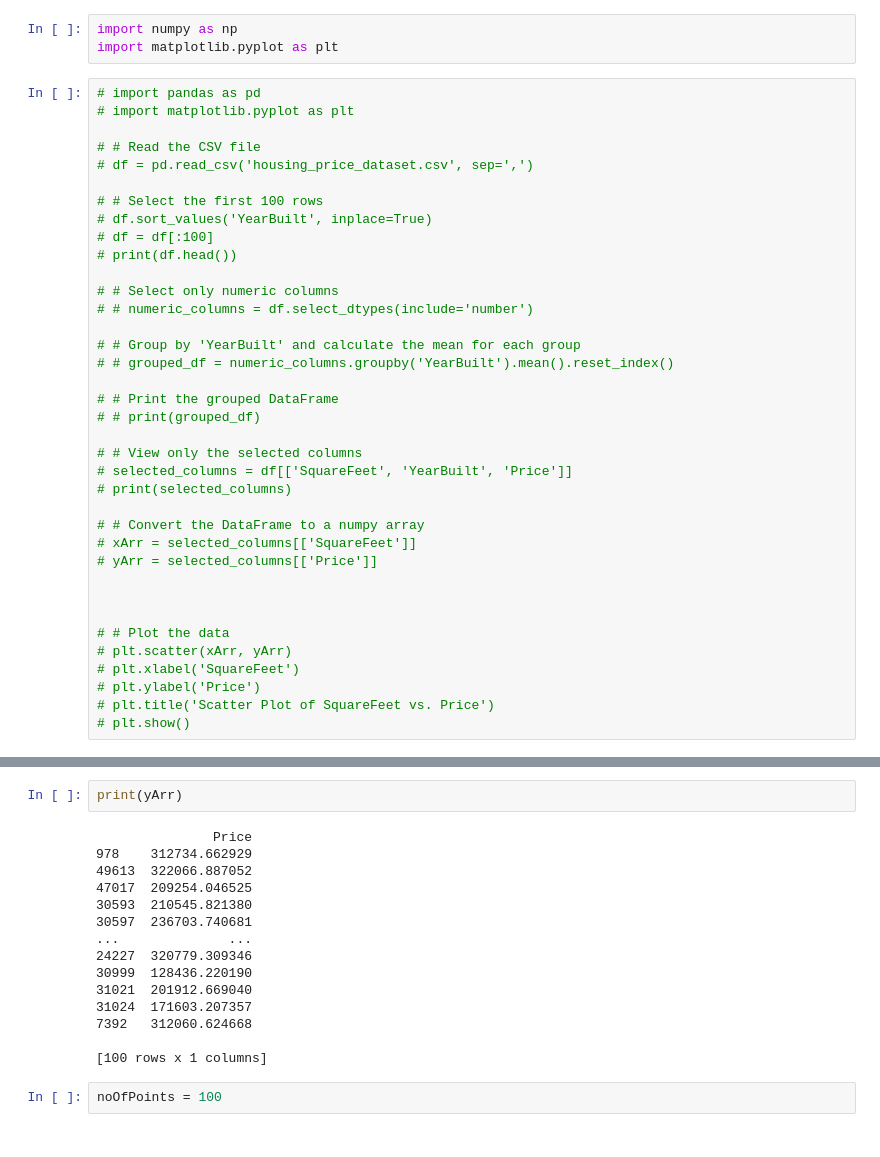
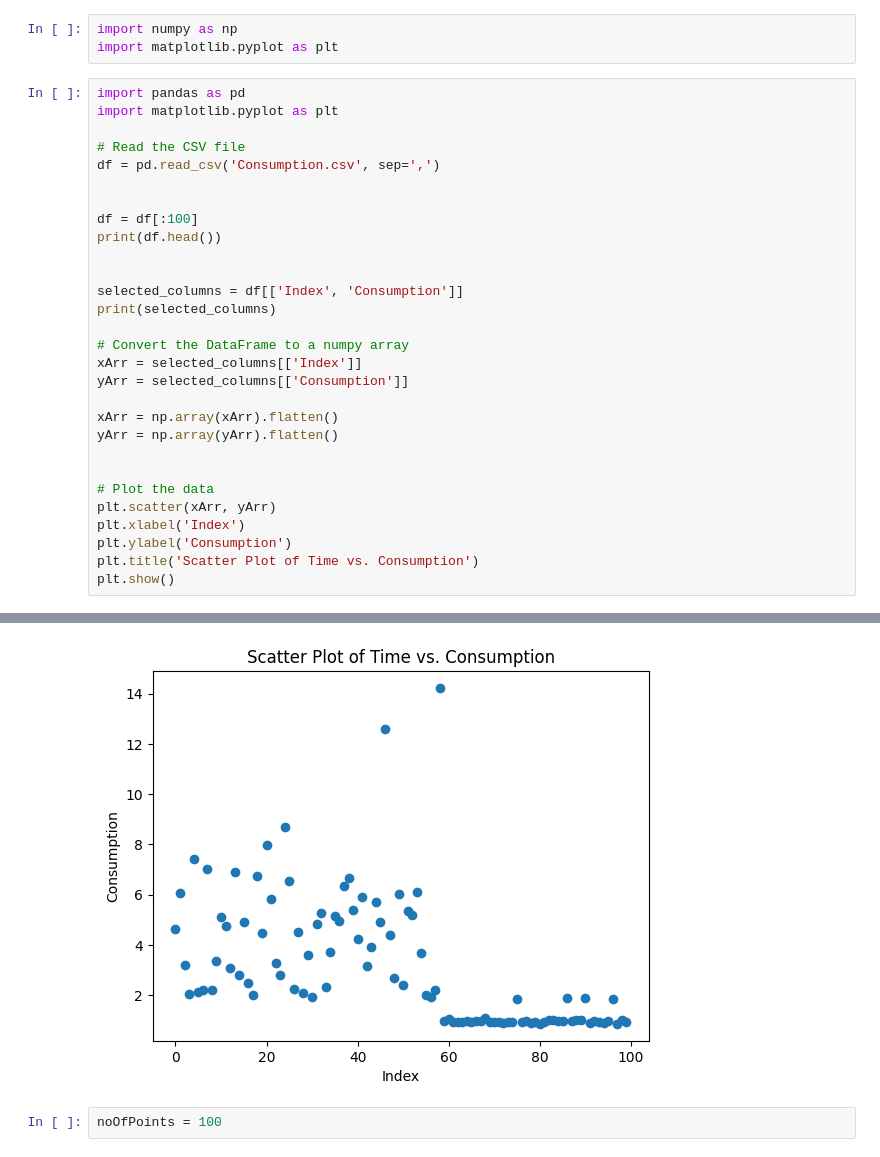
Before and after one commit to Rehannriaz/NumericalAnalysis-Splines, a Jupyter notebook: file.ipynb, the cells around one changed output, grey strips where cells are left out. Saved outputs shown, nothing was run; the diff lists cells and outputs as text.

```diff
--- a/file.ipynb
+++ b/file.ipynb
@@ -2,39 +2,32 @@
 import numpy as np
 import matplotlib.pyplot as plt
 # %%
-# import pandas as pd
-# import matplotlib.pyplot as plt
+import pandas as pd
+import matplotlib.pyplot as plt
 
-# # Read the CSV file
-# df = pd.read_csv('housing_price_dataset.csv', sep=',')
-
-# # Select the first 100 rows
-# df.sort_values('YearBuilt', inplace=True)
-# df = df[:100]
-# print(df.head())
-
-# # Select only numeric columns
-# # numeric_columns = df.select_dtypes(include='number')
-
-# # Group by 'YearBuilt' and calculate the mean for each group
-# # grouped_df = numeric_columns.groupby('YearBuilt').mean().reset_index()
-
-# # Print the grouped DataFrame
-# # print(grouped_df)
-
-# # View only the selected columns
-# selected_columns = df[['SquareFeet', 'YearBuilt', 'Price']]
-# print(selected_columns)
-
-# # Convert the DataFrame to a numpy array
-# xArr = selected_columns[['SquareFeet']]
-# yArr = selected_columns[['Price']]
+# Read the CSV file
+df = pd.read_csv('Consumption.csv', sep=',')
 
 
+df = df[:100]
+print(df.head())
 
-# # Plot the data
-# plt.scatter(xArr, yArr)
-# plt.xlabel('SquareFeet')
-# plt.ylabel('Price')
-# plt.title('Scatter Plot of SquareFeet vs. Price')
-# plt.show()
+
+selected_columns = df[['Index', 'Consumption']]
+print(selected_columns)
+
+# Convert the DataFrame to a numpy array
+xArr = selected_columns[['Index']]
+yArr = selected_columns[['Consumption']]
+
+xArr = np.array(xArr).flatten()
+yArr = np.array(yArr).flatten()
+
+
+# Plot the data
+plt.scatter(xArr, yArr)
+plt.xlabel('Index')
+plt.ylabel('Consumption')
+plt.title('Scatter Plot of Time vs. Consumption')
+plt.show()
+# %% [output]
@@ -41,20 +54,4 @@ import matplotlib.pyplot as plt
+[figure, added]
-# %%
-print(yArr)
-# %% [output]
-               Price
-978    312734.662929
-49613  322066.887052
-47017  209254.046525
-30593  210545.821380
-30597  236703.740681
-...              ...
-24227  320779.309346
-30999  128436.220190
-31021  201912.669040
-31024  171603.207357
-7392   312060.624668
-
-[100 rows x 1 columns]
 # %%
 noOfPoints = 100
 # %%
```
Also changed, not shown: parts of 10 cells of this notebook, 1 other file.
